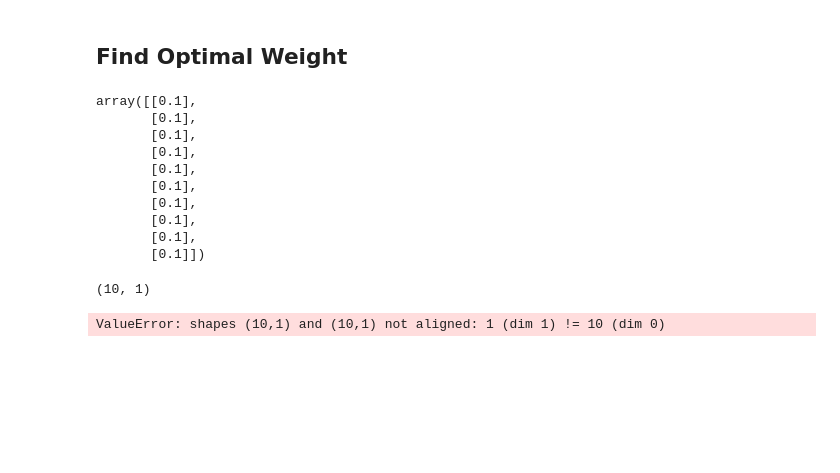
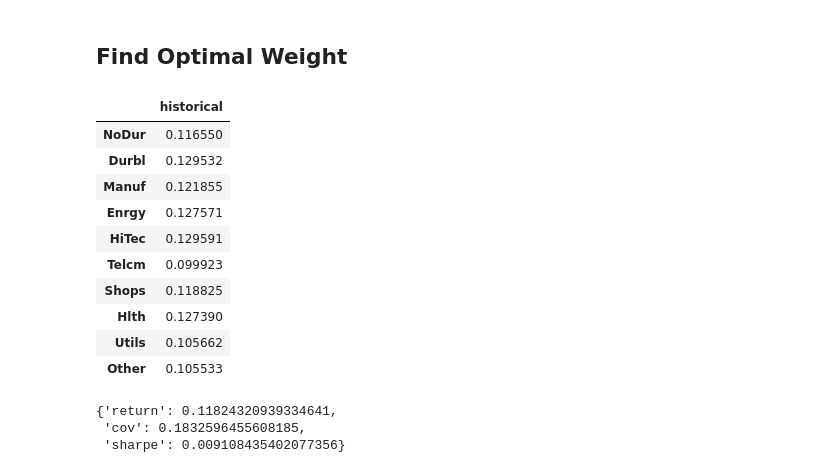
Before and after one commit to mateomarks/Black-Litterman, a Jupyter notebook: Base.ipynb, the cells around one changed output. Drawn from its saved outputs; the diff is of its cells as text; code cells hidden in the pictures; blank space fills up the shorter version.

```diff
--- a/Base.ipynb
+++ b/Base.ipynb
@@ -314,19 +314,32 @@ class OptimalWeights(BlackLitterman):
 
     def __init__(self, views, split_percent=0.9,
                  delta=3, tau=1, rf=0.02):
-        super().__init__(views, split_percent=0.9,
-                 delta=3, tau=1, rf=0.02)
+        super().__init__(views, split_percent,
+                 delta, tau, rf)
+        self.rf = rf
 
-        self.equal_weights = np.array(self.n_industries * [1 / self.n_industries]).reshape(10,1)
+        self.equal_weights = self.n_industries * [1 / self.n_industries]
 
     def calculate_return(self, weights,returns):
-        return np.dot(returns,weights) * 12
+        returns = returns.values.reshape(self.n_industries,)
+        return np.dot(returns,weights)
 
-    def calculate_std_dev(self, weights,returns):
-        return math.sqrt(np.dot(weights, returns.cov(), weights)) * 12
+    def calculate_std_dev(self, weights,cov):
+        return math.sqrt(np.dot(weights, np.dot(cov, weights)))
+
 
     def calculate_sharpe(self, weights, returns):
-        return (calculate_return(weights,returns) - rf) / calculate_std_dev(weights,returns)
+        returns = returns.values.reshape(self.n_industries,)
+        return (calculate_return(weights,returns) - self.rf) / calculate_std_dev(weights,returns)
+
+
+    def calculate_metrics(self, weights, returns, cov):
+        metrics = {}
+        metrics['return'] = self.calculate_return(weights,returns)
+        metrics['cov'] = self.calculate_std_dev(weights,cov)
+        metrics['sharpe'] = metrics['return'] - self.rf / metrics['cov']
+        return metrics
+
 
     def _set_bounds_constraints(self, bnds, cons):
         if bnds is None:
@@ -352,21 +362,22 @@ OPT = OptimalWeights(views, split_percent=0.9,
-# %%
-OPT.equal_weights
-# %% [output]
-array([[0.1],
-       [0.1],
-       [0.1],
-       [0.1],
-       [0.1],
-       [0.1],
-       [0.1],
-       [0.1],
-       [0.1],
-       [0.1]])
+# %%
+OPT = OptimalWeights(views)
 # %%
-BL.returns['historical'].values.shape
+OPT.returns['historical']
 # %% [output]
-(10, 1)
+|  | historical |
+| NoDur | 0.116550 |
+| Durbl | 0.129532 |
+| Manuf | 0.121855 |
+| Enrgy | 0.127571 |
+| HiTec | 0.129591 |
+| Telcm | 0.099923 |
+| Shops | 0.118825 |
+| Hlth | 0.127390 |
+| Utils | 0.105662 |
+| Other | 0.105533 |
 # %%
-OPT.calculate_return(OPT.equal_weights,BL.returns['historical'])
+OPT.calculate_metrics(OPT.equal_weights,OPT.returns['historical'],OPT.cov['historical'])
 # %% [output]
-ValueError: shapes (10,1) and (10,1) not aligned: 1 (dim 1) != 10 (dim 0)
+{'return': 0.11824320939334641,
+ 'cov': 0.1832596455608185,
+ 'sharpe': 0.009108435402077356}
```
Also changed, not shown: parts of 4 cells of this notebook.
